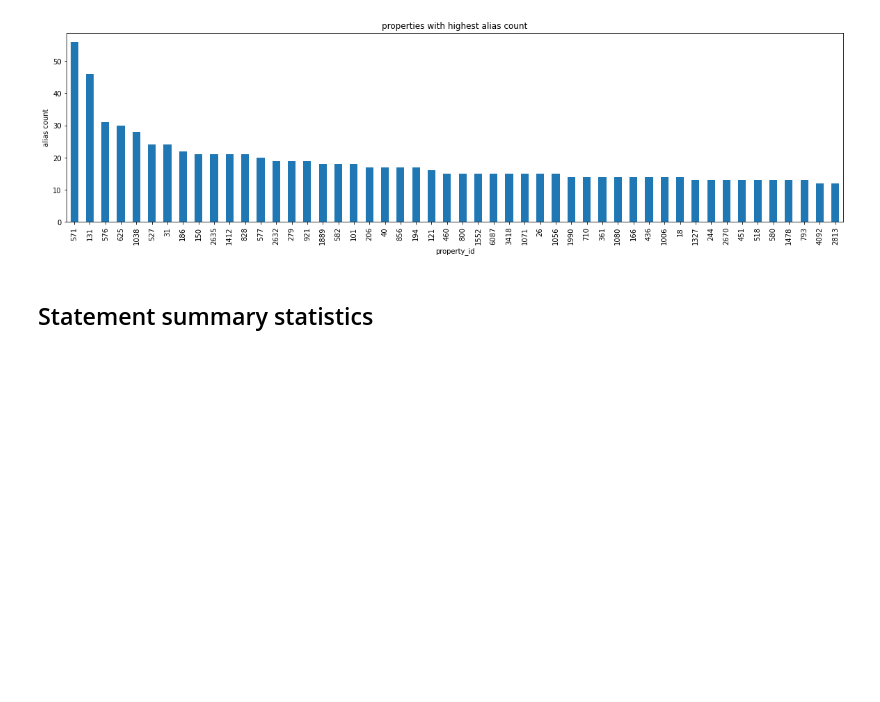
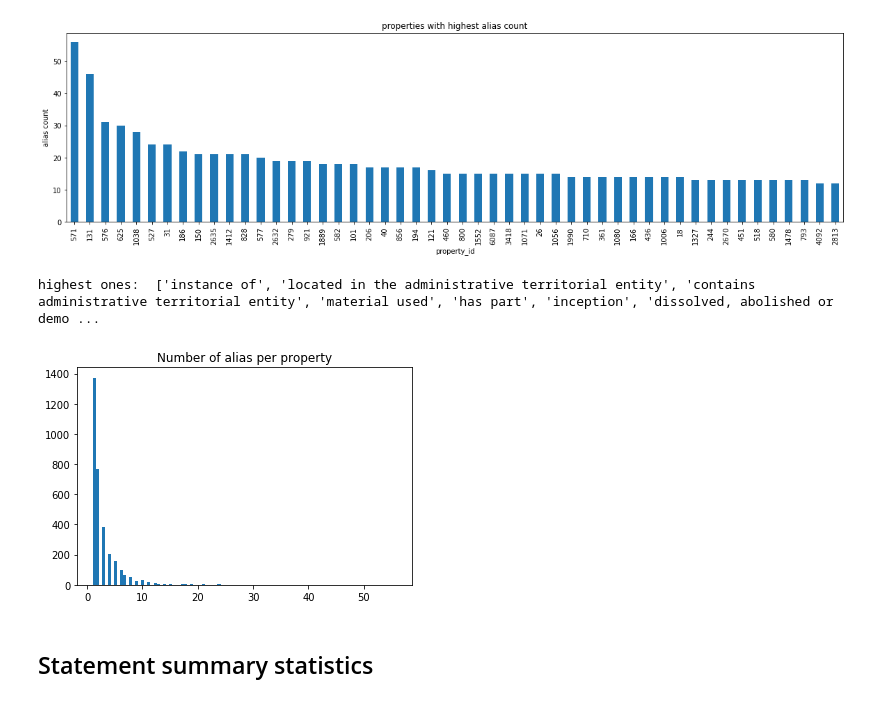
Before and after one commit to TheDigitalFrontier/entity-disambiguation, a Jupyter notebook: EDA/KDWD_EDA.ipynb, the cells around one changed output. Saved outputs shown, nothing was run; the diff lists cells and outputs as text; code cells hidden in the pictures; blank space fills up the shorter version.

```diff
--- a/EDA/KDWD_EDA.ipynb
+++ b/EDA/KDWD_EDA.ipynb
@@ -160,6 +181,20 @@ ax.set_ylabel("alias count")
 plt.show()
 # %% [output]
 [figure]
+# %%
+#display item names
+highest2 = list(df_property[df_property.property_id.isin(property_alias_count_sorted[:10].index)].en_label.compute())
+print('highest ones: ',highest2)
+# %% [output]
+highest ones:  ['instance of', 'located in the administrative territorial entity', 'contains administrative territorial entity', 'material used', 'has part', 'inception', 'dissolved, abolished or demo ...
+# %%
+#histogram of #alias per item
+
+plt.hist(property_alias_count.alias_count, bins = 100)
+plt.title('Number of alias per property')
+plt.show()
+# %% [output]
+[figure, added]
 # %% [markdown]
 ## Statement summary statistics
 # %%
```
Also changed, not shown: parts of 16 cells of this notebook.
